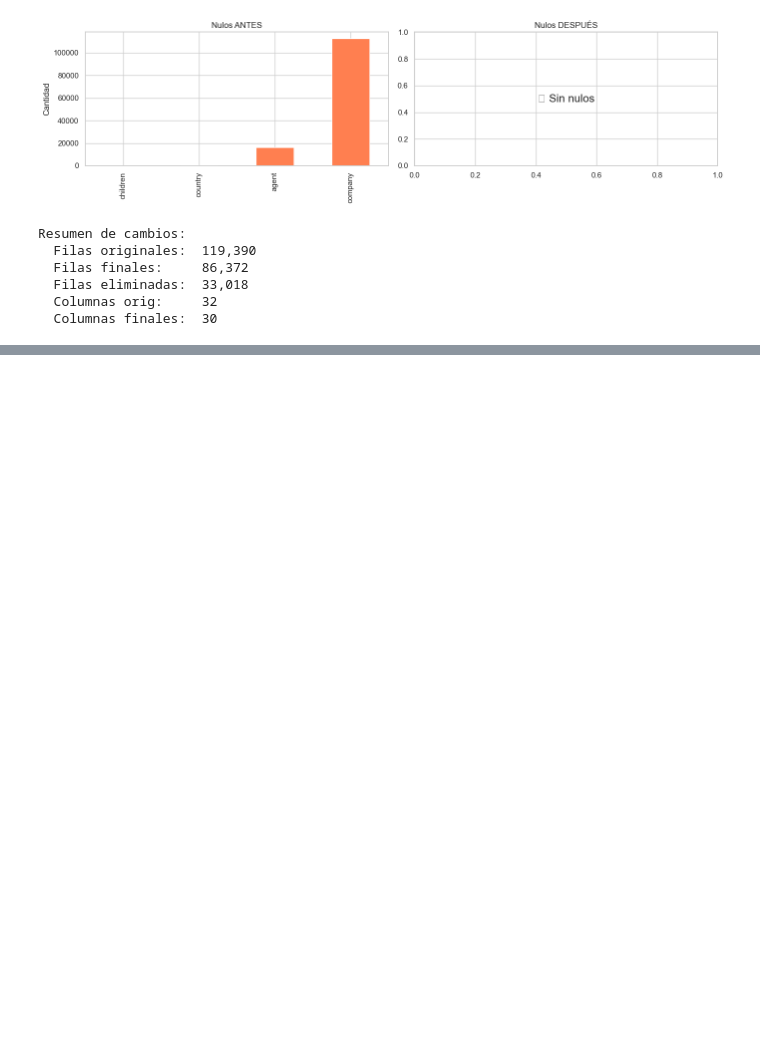
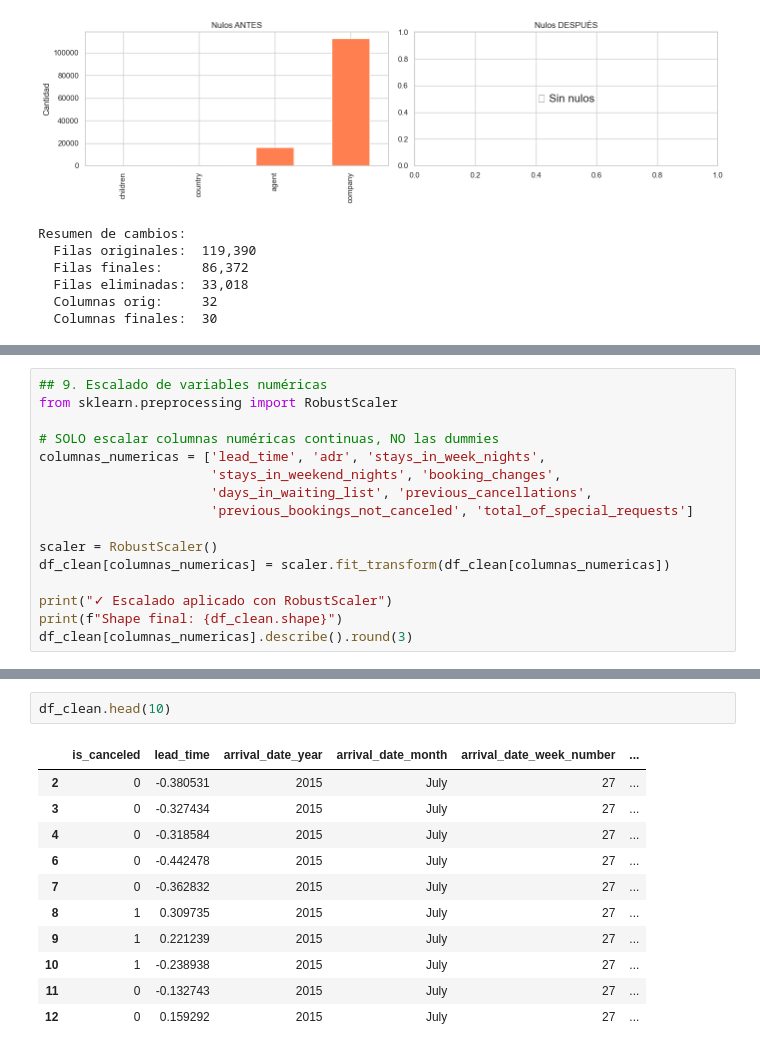
Before and after one commit to pucp-datanalytics/dp261-g2, a Jupyter notebook: notebooks/05_data_cleaning.ipynb, the cells around one changed output, grey strips where cells are left out. Cells and saved outputs as stored; diff of their text form; blank space fills up the shorter version.

```diff
--- a/notebooks/05_data_cleaning.ipynb
+++ b/notebooks/05_data_cleaning.ipynb
@@ -252,0 +300,16 @@ Resumen de cambios:
+# %%
+## 9. Escalado de variables numéricas
+from sklearn.preprocessing import RobustScaler
+
+# SOLO escalar columnas numéricas continuas, NO las dummies
+columnas_numericas = ['lead_time', 'adr', 'stays_in_week_nights',
+                      'stays_in_weekend_nights', 'booking_changes',
+                      'days_in_waiting_list', 'previous_cancellations',
+                      'previous_bookings_not_canceled', 'total_of_special_requests']
+
+scaler = RobustScaler()
+df_clean[columnas_numericas] = scaler.fit_transform(df_clean[columnas_numericas])
+
+print("✓ Escalado aplicado con RobustScaler")
+print(f"Shape final: {df_clean.shape}")
+df_clean[columnas_numericas].describe().round(3)
@@ -253,3 +328,17 @@ Resumen de cambios:
+# %%
+df_clean.head(10)
+# %% [output]
+|  | is_canceled | lead_time | arrival_date_year | arrival_date_month | arrival_date_week_number | ... |
+| 2 | 0 | -0.380531 | 2015 | July | 27 | ... |
+| 3 | 0 | -0.327434 | 2015 | July | 27 | ... |
+| 4 | 0 | -0.318584 | 2015 | July | 27 | ... |
+| 6 | 0 | -0.442478 | 2015 | July | 27 | ... |
+| 7 | 0 | -0.362832 | 2015 | July | 27 | ... |
+| 8 | 1 | 0.309735 | 2015 | July | 27 | ... |
+| 9 | 1 | 0.221239 | 2015 | July | 27 | ... |
+| 10 | 1 | -0.238938 | 2015 | July | 27 | ... |
+| 11 | 0 | -0.132743 | 2015 | July | 27 | ... |
+| 12 | 0 | 0.159292 | 2015 | July | 27 | ... |
 # %%
 import os
 os.makedirs('../data/interim', exist_ok=True)
```
Also changed, not shown: parts of 7 cells of this notebook.
